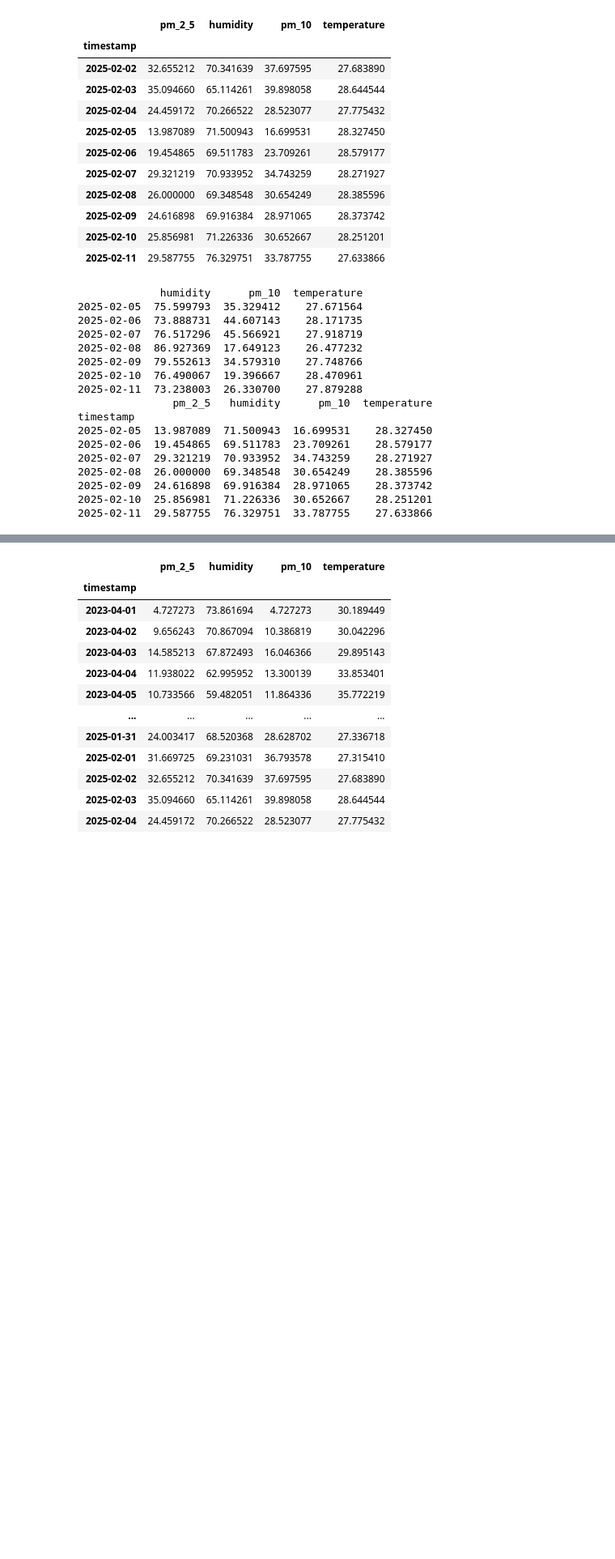
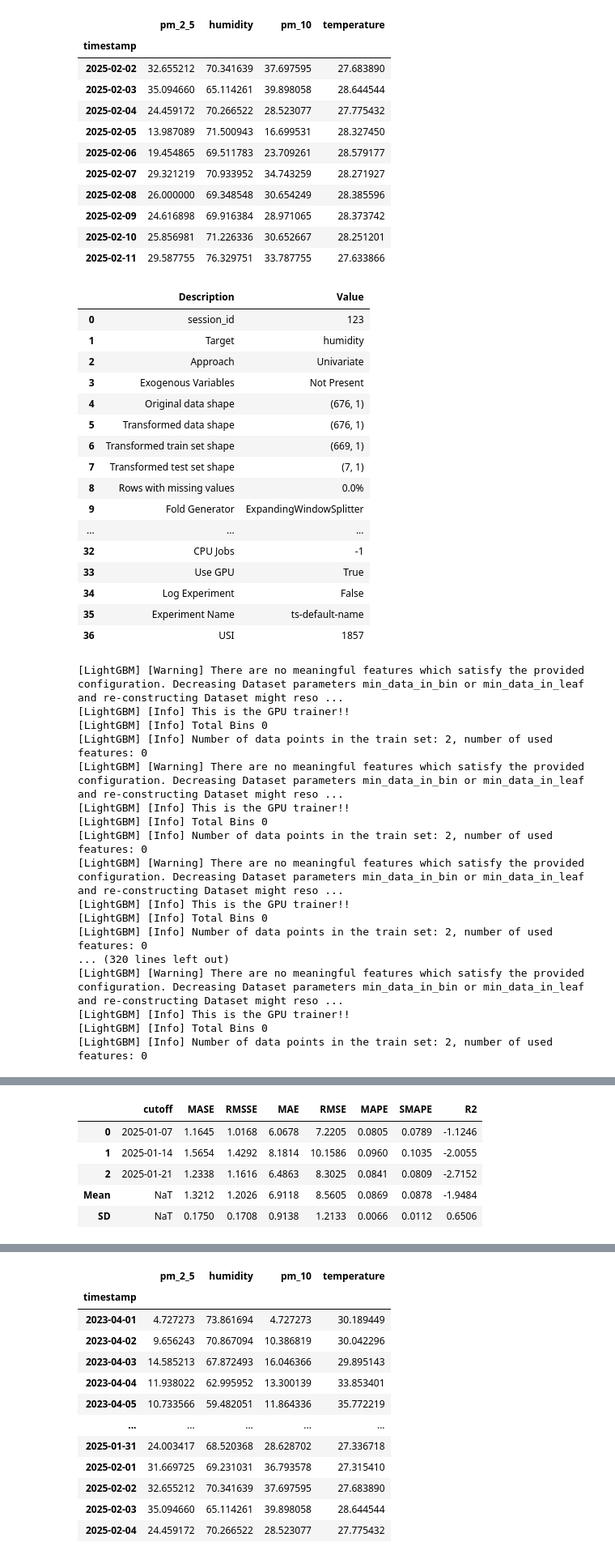
Before and after one commit to KIM2548TH/termproject1-2_cleandata, a Jupyter notebook: test2_kim.ipynb, the cells around one changed output, grey strips where cells are left out. Shown: that part at 81% size. Drawn from its saved outputs; the diff is of its cells as text; code cells hidden in the pictures; blank space fills up the shorter version.

```diff
--- a/test2_kim.ipynb
+++ b/test2_kim.ipynb
@@ -70,21 +70,24 @@ df.tail(10)
 features = ['humidity', 'pm_10', 'temperature']  # ฟีเจอร์ที่เราจะพยากรณ์
 
 
-future_exog = pd.DataFrame(index=test_df.index+7)
+future_exog = pd.DataFrame(index=test_df.index)
 # สร้างโมเดล ARIMA สำหรับแต่ละฟีเจอร์
 for feature in features:
     # เรียก setup() โดยใช้ train_df
-    exp = setup(data=train_df[feature],fh=7, session_id=123, fold_strategy='expanding',seasonal_period=12, use_gpu=True)
+    exp = setup(data=train_df[feature],fh=7, session_id=123, fold_strategy='rolling',seasonal_period=12, use_gpu=True)
 
 
     # สร้างโมเดล ARIMA
     model = create_model('arima')
-    tune = tune_model(model,optimize= "R2", n_iter=10)
-    print(predict_model(model))
+    tune = tune_model(model,optimize= "R2", n_iter=30)
+    # print(predict_model(model))/////////////////////////////////////
+    final = finalize_model(tune)
+    # print(final)
     # best = finalize_model(model)
     # print(best,X=train_df)
     # ทำนายอนาคต
-    future_predictions = predict_model(tune, fh=len(test_df))
+    future_predictions = predict_model(final, fh=len(test_df))
+    print(future_predictions)
 
     # บันทึกผลลัพธ์ลงใน future_exog
     future_exog[feature] = future_predictions['y_pred'].values
@@ -92,20 +95,37 @@ for feature in features:
 # แสดงผลลัพธ์
 print(future_exog)
 # %% [output]
+|  | Description | Value |
+| 0 | session_id | 123 |
+| 1 | Target | humidity |
+| 2 | Approach | Univariate |
+| 3 | Exogenous Variables | Not Present |
+| 4 | Original data shape | (676, 1) |
+| 5 | Transformed data shape | (676, 1) |
+| 6 | Transformed train set shape | (669, 1) |
+| 7 | Transformed test set shape | (7, 1) |
+| 8 | Rows with missing values | 0.0% |
+| 9 | Fold Generator | ExpandingWindowSplitter |
+| ... | ... | ... |
+| 32 | CPU Jobs | -1 |
+| 33 | Use GPU | True |
+| 34 | Log Experiment | False |
+| 35 | Experiment Name | ts-default-name |
+| 36 | USI | 1857 |
-             humidity      pm_10  temperature
-2025-02-05  75.599793  35.329412    27.671564
-2025-02-06  73.888731  44.607143    28.171735
-2025-02-07  76.517296  45.566921    27.918719
-2025-02-08  86.927369  17.649123    26.477232
-2025-02-09  79.552613  34.579310    27.748766
-2025-02-10  76.490067  19.396667    28.470961
-2025-02-11  73.238003  26.330700    27.879288
-               pm_2_5   humidity      pm_10  temperature
-timestamp
-2025-02-05  13.987089  71.500943  16.699531    28.327450
-2025-02-06  19.454865  69.511783  23.709261    28.579177
-2025-02-07  29.321219  70.933952  34.743259    28.271927
-2025-02-08  26.000000  69.348548  30.654249    28.385596
-2025-02-09  24.616898  69.916384  28.971065    28.373742
-2025-02-10  25.856981  71.226336  30.652667    28.251201
-2025-02-11  29.587755  76.329751  33.787755    27.633866
+[LightGBM] [Warning] There are no meaningful features which satisfy the provided configuration. Decreasing Dataset parameters min_data_in_bin or min_data_in_leaf and re-constructing Dataset might reso ...
+[LightGBM] [Info] This is the GPU trainer!!
+[LightGBM] [Info] Total Bins 0
+[LightGBM] [Info] Number of data points in the train set: 2, number of used features: 0
+[LightGBM] [Warning] There are no meaningful features which satisfy the provided configuration. Decreasing Dataset parameters min_data_in_bin or min_data_in_leaf and re-constructing Dataset might reso ...
+[LightGBM] [Info] This is the GPU trainer!!
+[LightGBM] [Info] Total Bins 0
+[LightGBM] [Info] Number of data points in the train set: 2, number of used features: 0
+[LightGBM] [Warning] There are no meaningful features which satisfy the provided configuration. Decreasing Dataset parameters min_data_in_bin or min_data_in_leaf and re-constructing Dataset might reso ...
+[LightGBM] [Info] This is the GPU trainer!!
+[LightGBM] [Info] Total Bins 0
+[LightGBM] [Info] Number of data points in the train set: 2, number of used features: 0
+... (320 lines left out)
+[LightGBM] [Warning] There are no meaningful features which satisfy the provided configuration. Decreasing Dataset parameters min_data_in_bin or min_data_in_leaf and re-constructing Dataset might reso ...
+[LightGBM] [Info] This is the GPU trainer!!
+[LightGBM] [Info] Total Bins 0
+[LightGBM] [Info] Number of data points in the train set: 2, number of used features: 0
@@ -111,0 +133,6 @@ timestamp
+|  | cutoff | MASE | RMSSE | MAE | RMSE | MAPE | SMAPE | R2 |
+| 0 | 2025-01-07 | 1.1645 | 1.0168 | 6.0678 | 7.2205 | 0.0805 | 0.0789 | -1.1246 |
+| 1 | 2025-01-14 | 1.5654 | 1.4292 | 8.1814 | 10.1586 | 0.0960 | 0.1035 | -2.0055 |
+| 2 | 2025-01-21 | 1.2338 | 1.1616 | 6.4863 | 8.3025 | 0.0841 | 0.0809 | -2.7152 |
+| Mean | NaT | 1.3212 | 1.2026 | 6.9118 | 8.5605 | 0.0869 | 0.0878 | -1.9484 |
+| SD | NaT | 0.1750 | 0.1708 | 0.9138 | 1.2133 | 0.0066 | 0.0112 | 0.6506 |
```
Also changed, not shown: parts of 5 cells of this notebook, 1 other file.
